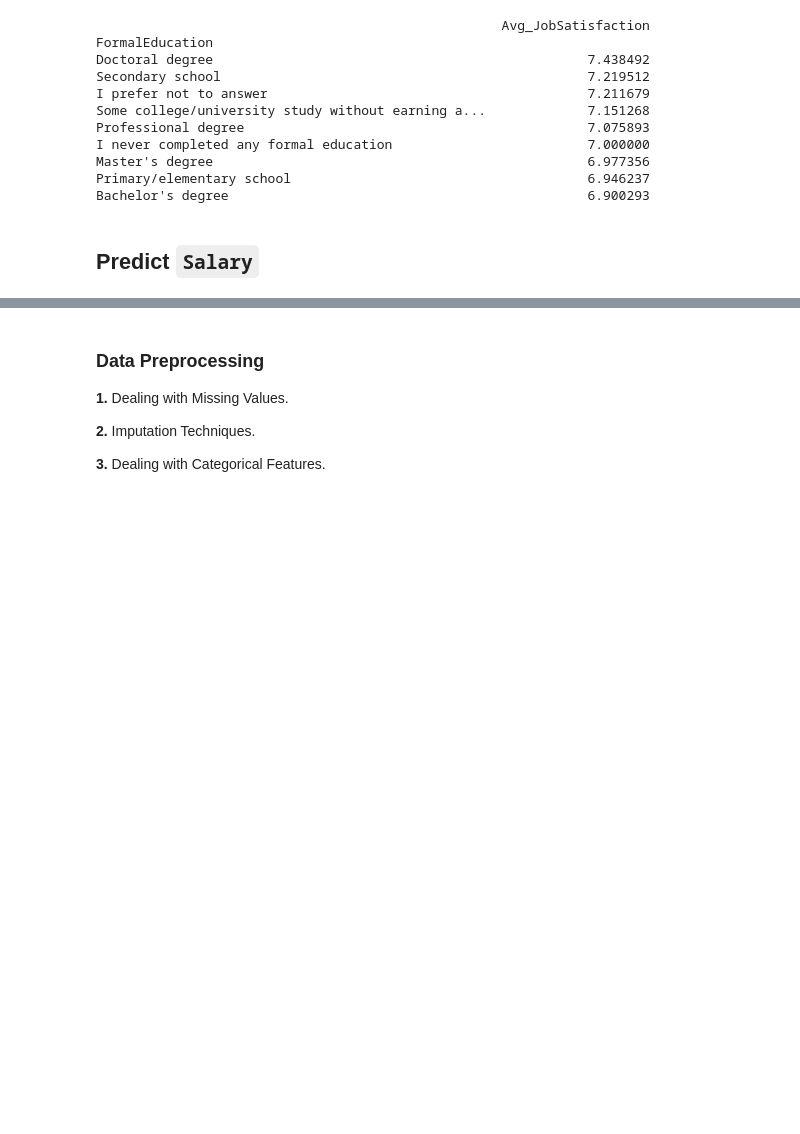
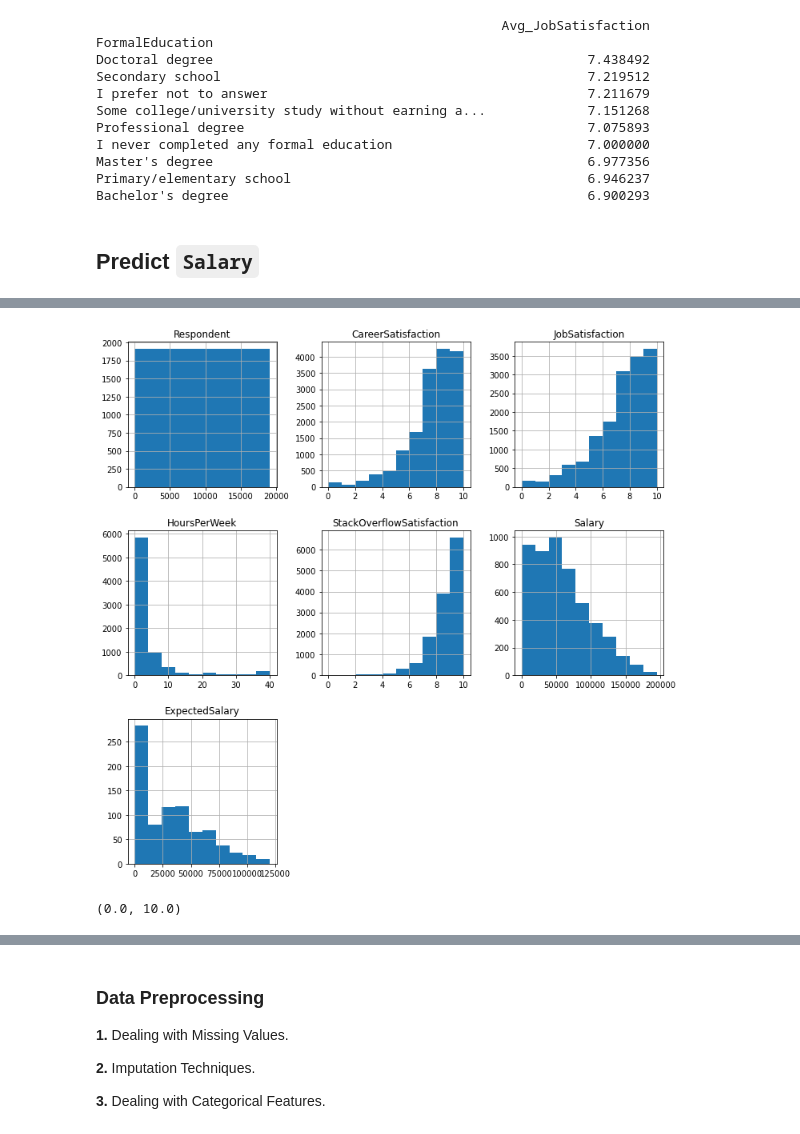
Before and after one commit to Alex-YuZ/SurveyDataAnalysis, a Jupyter notebook: SurveyDataAnalysis.ipynb, the cells around one changed output, grey strips where cells are left out. Cells and saved outputs as stored; diff of their text form; code cells hidden in the pictures; blank space fills up the shorter version.

```diff
--- a/SurveyDataAnalysis.ipynb
+++ b/SurveyDataAnalysis.ipynb
@@ -763,0 +773,3 @@ Bachelor's degree                                              6.900293
+# %%
+num_vars = df.select_dtypes(include=['int64', 'float64']).columns
+num_vars
@@ -763,0 +792,10 @@ Bachelor's degree                                              6.900293
+# %%
+# Data distribution by histogram
+df[num_vars].hist(figsize=(12,12));
+# %% [output]
+[figure, added]
+# %%
+# range of `JobSatisfaction`
+df.JobSatisfaction.min(), df.JobSatisfaction.max()
+# %% [output]
+(0.0, 10.0)
```
Also changed, not shown: parts of 8 cells of this notebook.
